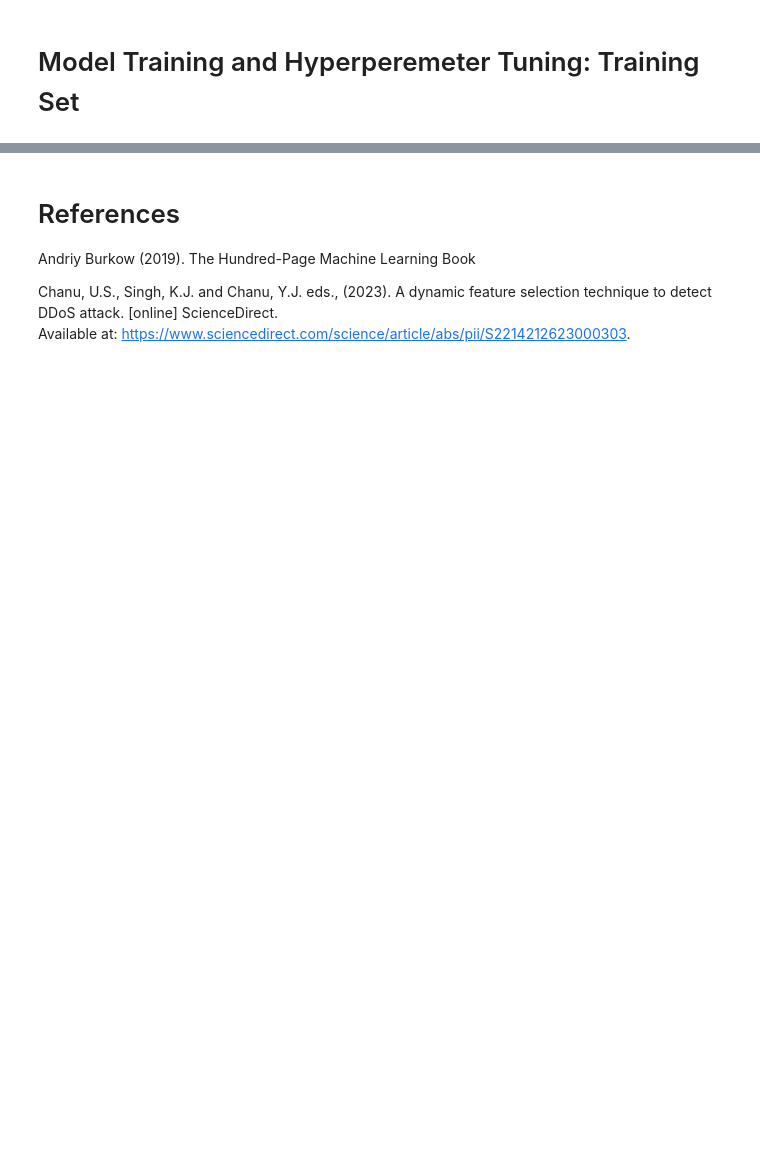
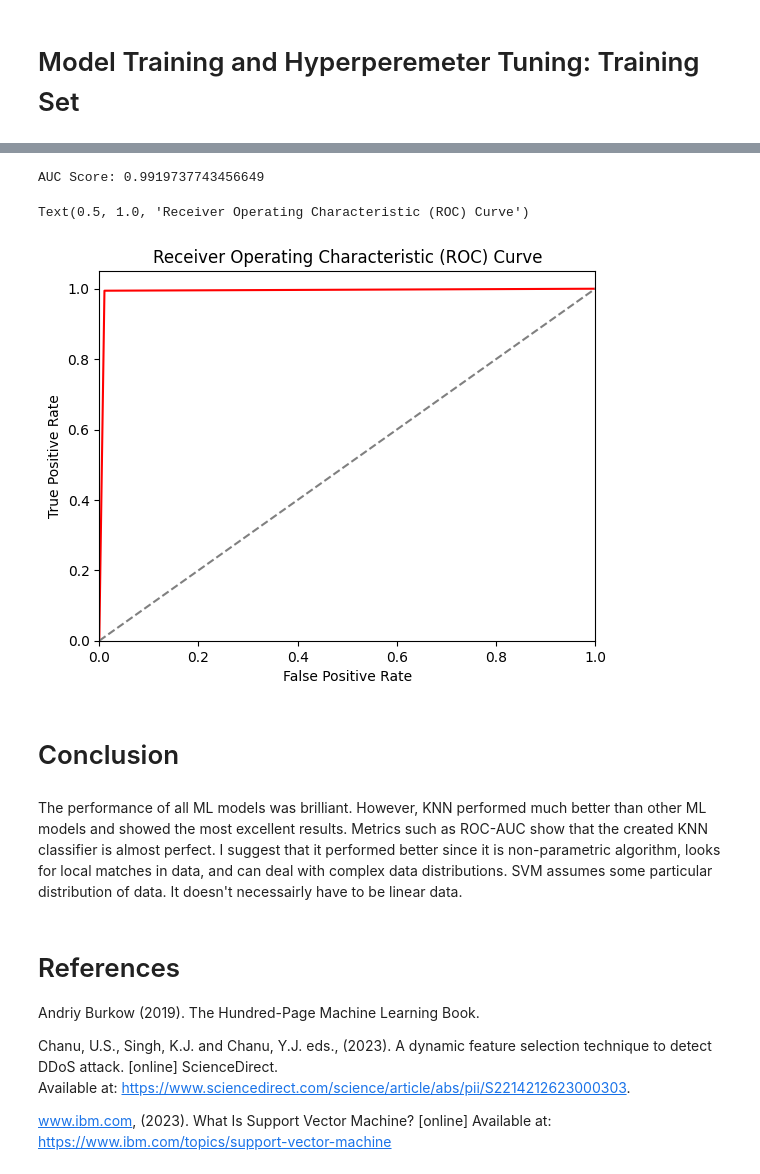
Before and after one commit to seelennebel/AI_ML_Assignment, a Jupyter notebook: model.ipynb, the cells around one changed output, grey strips where cells are left out. Saved outputs shown, nothing was run; the diff lists cells and outputs as text; code cells hidden in the pictures; blank space fills up the shorter version.

```diff
--- a/model.ipynb
+++ b/model.ipynb
@@ -339,7 +461,33 @@ np.float64(0.9863721804511278)
+# %%
+KNN_test_probability = KNN.predict_proba(ddos_test_X)[:, 1]
+# %%
+fpr, tpr, thresholds = roc_curve(ddos_test_Y, KNN_test_probability, pos_label="DDoS")
+
+auc_score = roc_auc_score(ddos_test_Y, KNN_test_probability)
+print(f"AUC Score: {auc_score}")
+
+plt.figure()
+plt.plot(fpr, tpr, color='red', label=f'ROC curve (AUC = {auc_score:.2f})')
+plt.plot([0, 1], [0, 1], color='grey', linestyle='--')  # Dashed diagonal line (random guessing)
+plt.xlim([0.0, 1.0])
+plt.ylim([0.0, 1.05])
+plt.xlabel('False Positive Rate')
+plt.ylabel('True Positive Rate')
+plt.title('Receiver Operating Characteristic (ROC) Curve')
+# %% [output]
+AUC Score: 0.9919737743456649
+Text(0.5, 1.0, 'Receiver Operating Characteristic (ROC) Curve')
+[figure, added]
+# %% [markdown]
+# Conclusion
+# %% [markdown]
+The performance of all ML models was brilliant. However, KNN performed much better than other ML models and showed the most excellent results. Metrics such as ROC-AUC show that the created KNN classifier is almost perfect. I suggest that it performed better since it is non-parametric algorithm, looks for local matches in data, and can deal with complex data distributions. SVM assumes some particular distribution of data. It doesn't necessairly have to be linear data.
 # %% [markdown]
 # References
 
-Andriy Burkow (2019). The Hundred-Page Machine Learning Book
+Andriy Burkow (2019). The Hundred-Page Machine Learning Book.
 
 Chanu, U.S., Singh, K.J. and Chanu, Y.J. eds., (2023). A dynamic feature selection technique to detect DDoS attack. [online] ScienceDirect.
 Available at: https://www.sciencedirect.com/science/article/abs/pii/S2214212623000303.
+
+www.ibm.com, (2023). What Is Support Vector Machine? [online] Available at: https://www.ibm.com/topics/support-vector-machine
```
Also changed, not shown: parts of 63 cells of this notebook, 1 other file.
